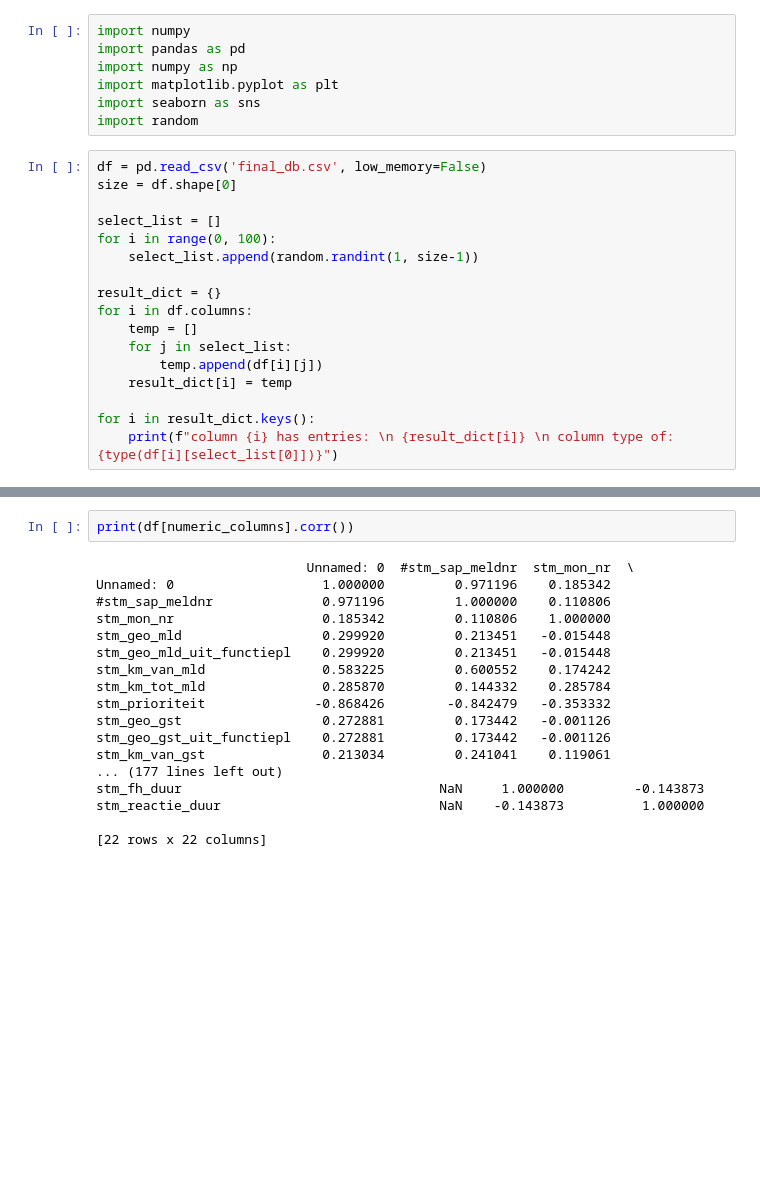
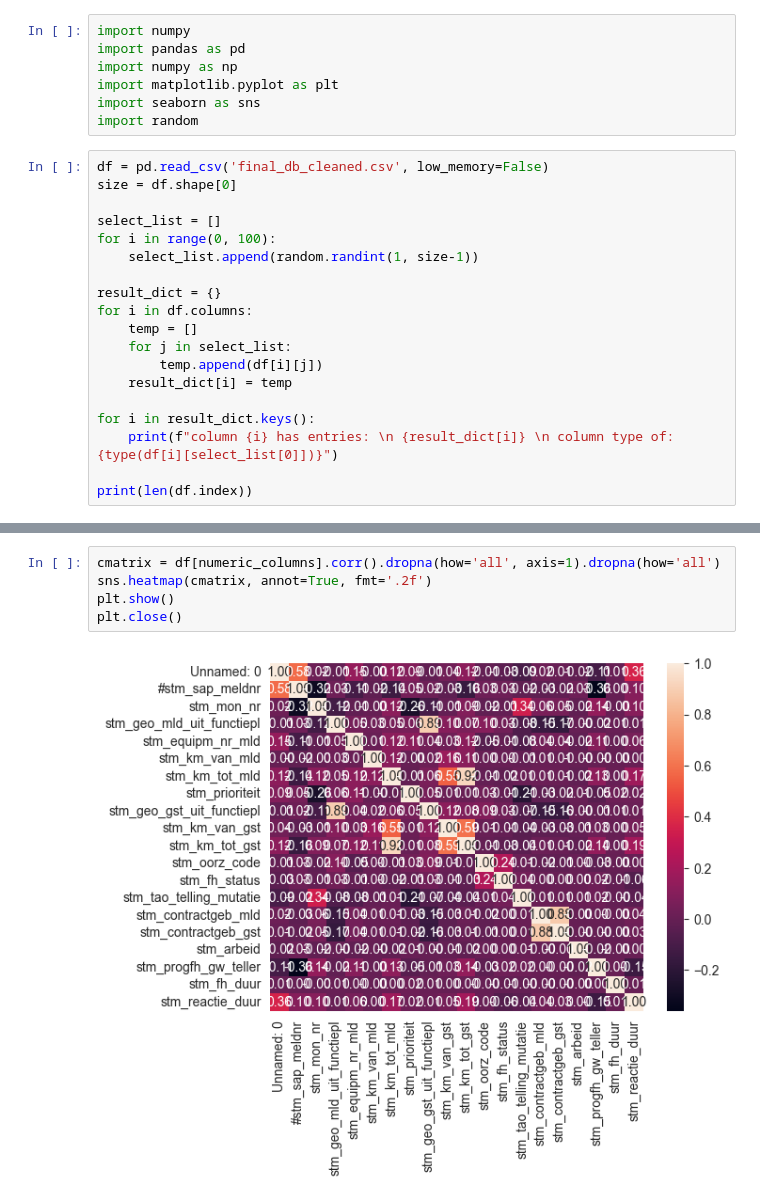
Before and after one commit to JackPieper/DDB2024, a Jupyter notebook: elijah_DDB_2024.ipynb, the cells around one changed output, grey strips where cells are left out. Drawn from its saved outputs; the diff is of its cells as text; blank space fills up the shorter version.

```diff
--- a/elijah_DDB_2024.ipynb
+++ b/elijah_DDB_2024.ipynb
@@ -6,7 +6,7 @@ import matplotlib.pyplot as plt
 import seaborn as sns
 import random
 # %%
-df = pd.read_csv('final_db.csv', low_memory=False)
+df = pd.read_csv('final_db_cleaned.csv', low_memory=False)
 size = df.shape[0]
 
 select_list = []
@@ -22,5 +22,7 @@ for i in df.columns:
 
 for i in result_dict.keys():
     print(f"column {i} has entries: \n {result_dict[i]} \n column type of: {type(df[i][select_list[0]])}")
+
+print(len(df.index))
 # %% [output]
 column Unnamed: 0 has entries:
@@ -68,20 +65,7 @@ dtype: int64
 # %%
-print(df[numeric_columns].corr())
+cmatrix = df[numeric_columns].corr().dropna(how='all', axis=1).dropna(how='all')
+sns.heatmap(cmatrix, annot=True, fmt='.2f')
+plt.show()
+plt.close()
 # %% [output]
-                           Unnamed: 0  #stm_sap_meldnr  stm_mon_nr  \
-Unnamed: 0                   1.000000         0.971196    0.185342
-#stm_sap_meldnr              0.971196         1.000000    0.110806
-stm_mon_nr                   0.185342         0.110806    1.000000
-stm_geo_mld                  0.299920         0.213451   -0.015448
-stm_geo_mld_uit_functiepl    0.299920         0.213451   -0.015448
-stm_km_van_mld               0.583225         0.600552    0.174242
-stm_km_tot_mld               0.285870         0.144332    0.285784
-stm_prioriteit              -0.868426        -0.842479   -0.353332
-stm_geo_gst                  0.272881         0.173442   -0.001126
-stm_geo_gst_uit_functiepl    0.272881         0.173442   -0.001126
-stm_km_van_gst               0.213034         0.241041    0.119061
-... (177 lines left out)
-stm_fh_duur                                 NaN     1.000000         -0.143873
-stm_reactie_duur                            NaN    -0.143873          1.000000
-
-[22 rows x 22 columns]
+[figure, added]
```
Also changed, not shown: parts of 6 cells of this notebook.
